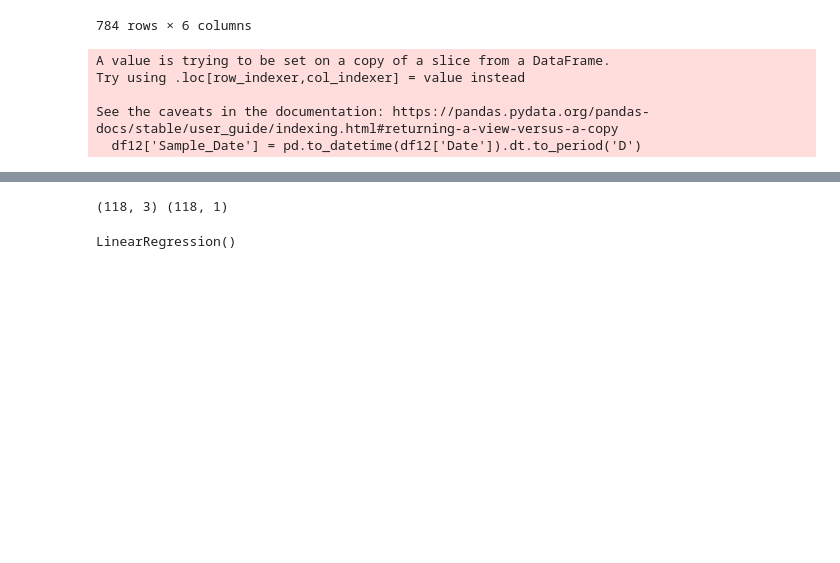
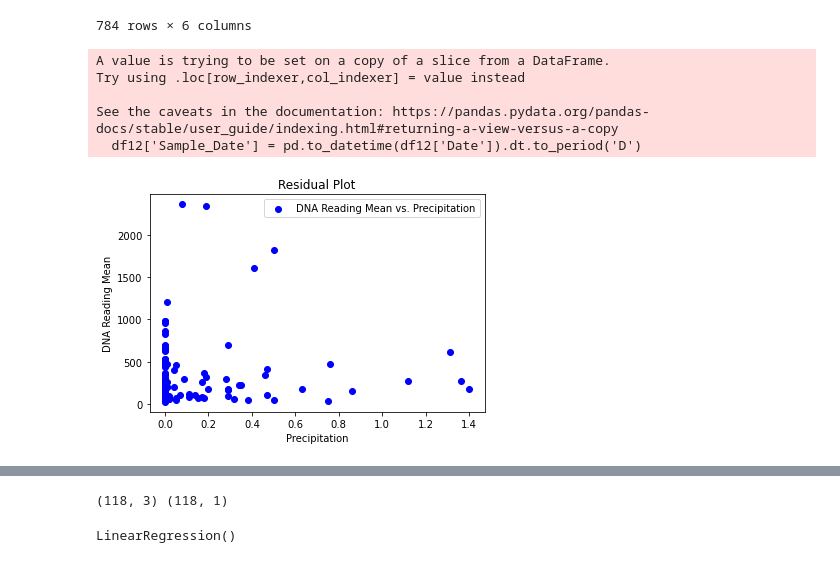
Before and after one commit to danielatuesta55/E_Coli_Chicago_Beaches, a Jupyter notebook: Jupyterlab_Notebooks/full_beach_v2.ipynb, the cells around one changed output, grey strips where cells are left out. Cells and saved outputs as stored; diff of their text form; code cells hidden in the pictures; blank space fills up the shorter version.

```diff
--- a/Jupyterlab_Notebooks/full_beach_v2.ipynb
+++ b/Jupyterlab_Notebooks/full_beach_v2.ipynb
@@ -213,3 +213,12 @@ joined2 = pd.merge(joined1, cleaned_quality, how = 'inner', on='Sample_Date')
 #dropped outliers
 joined2["Date"] = pd.to_datetime(joined2["Date"])
 joined2.to_csv('../Resources/full_master_data.csv',index=False)
+# %%
+plt.scatter(joined2['Precipitation'],joined2['DNA Reading Mean'],c="blue", label="DNA Reading Mean vs. Precipitation")
+plt.legend()
+plt.xlabel('Precipitation')
+plt.ylabel('DNA Reading Mean')
+plt.title("Residual Plot")
+plt.show()
+# %% [output]
+[figure, added]
```
Also changed, not shown: parts of 4 cells of this notebook, 1 other file.
